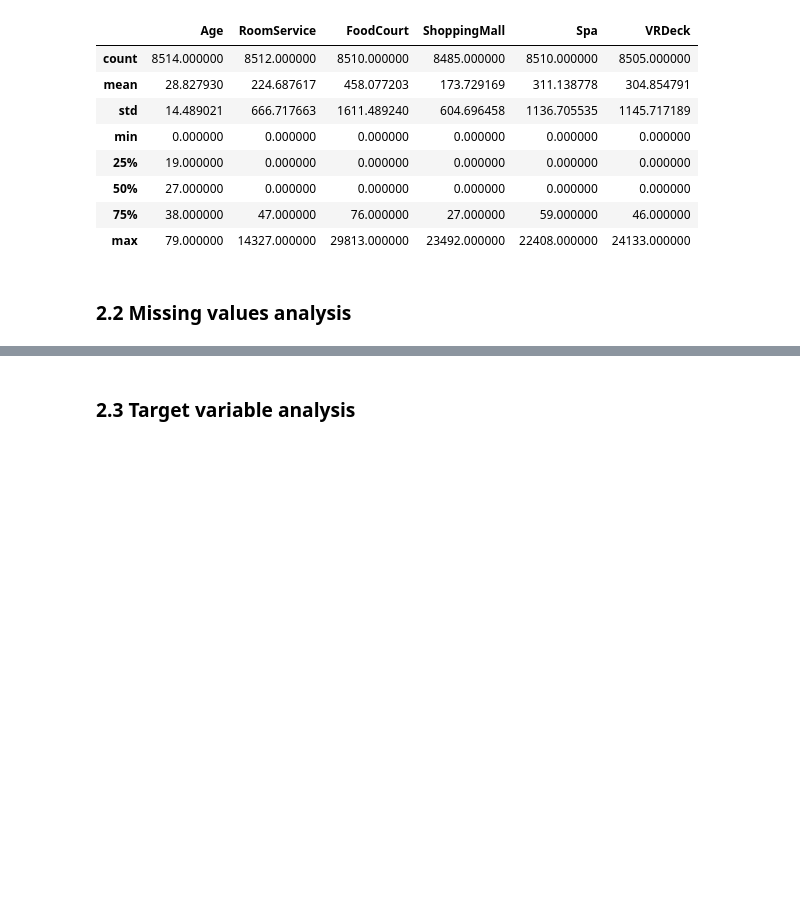
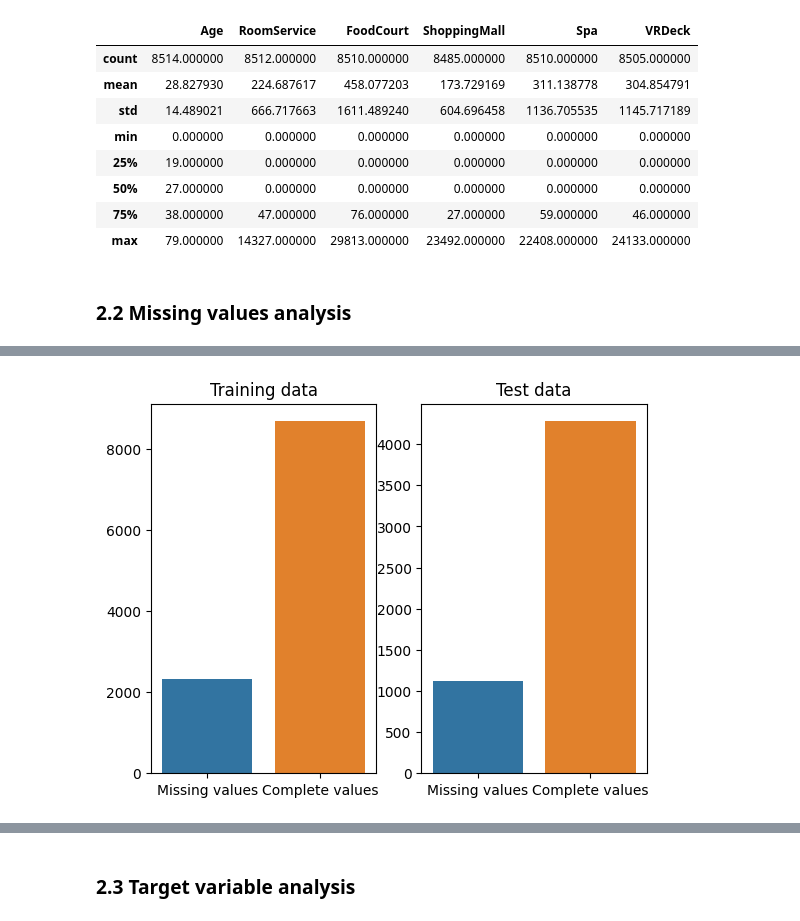
Before and after one commit to Looczky/Space_project, a Jupyter notebook: main.ipynb, the cells around one changed output, grey strips where cells are left out. Drawn from its saved outputs; the diff is of its cells as text; code cells hidden in the pictures; blank space fills up the shorter version.

```diff
--- a/main.ipynb
+++ b/main.ipynb
@@ -15,6 +16,7 @@ import seaborn as sns
 ### 2.1 Import and peek
 # %%
 train = pd.read_csv('train.csv')
+test = pd.read_csv('test.csv')
 train.head()
 # %% [output]
 |  | PassengerId | HomePlanet | CryoSleep | Cabin | Destination | Age | VIP | RoomService | FoodCourt | ... |
@@ -77,0 +60,4 @@ plt.show()
+# %%
+na_sum_train = train.isna().sum().sum()
+na_sum_test = test.isna().sum().sum()
+print(f'Missing train values: {na_sum_train} Missing test values: {na_sum_test}')
@@ -77,0 +90,12 @@ plt.show()
+# %%
+fig, ax  = plt.subplots(1,2)
+d_train = {'Missing values': na_sum_train, 'Complete values':train.shape[0]}
+data_info_na_train = pd.DataFrame(data=d_train,index=[0])
+d_test = {'Missing values': na_sum_test, 'Complete values':test.shape[0]}
+data_info_na_test = pd.DataFrame(data=d_test,index=[0])
+
+sns.barplot(data_info_na_train,ax=ax[0]).set_title('Training data')
+sns.barplot(data_info_na_test,ax=ax[1]).set_title('Test data')
+plt.show()
+# %% [output]
+[figure, added]
```
Also changed, not shown: parts of 21 cells of this notebook.
